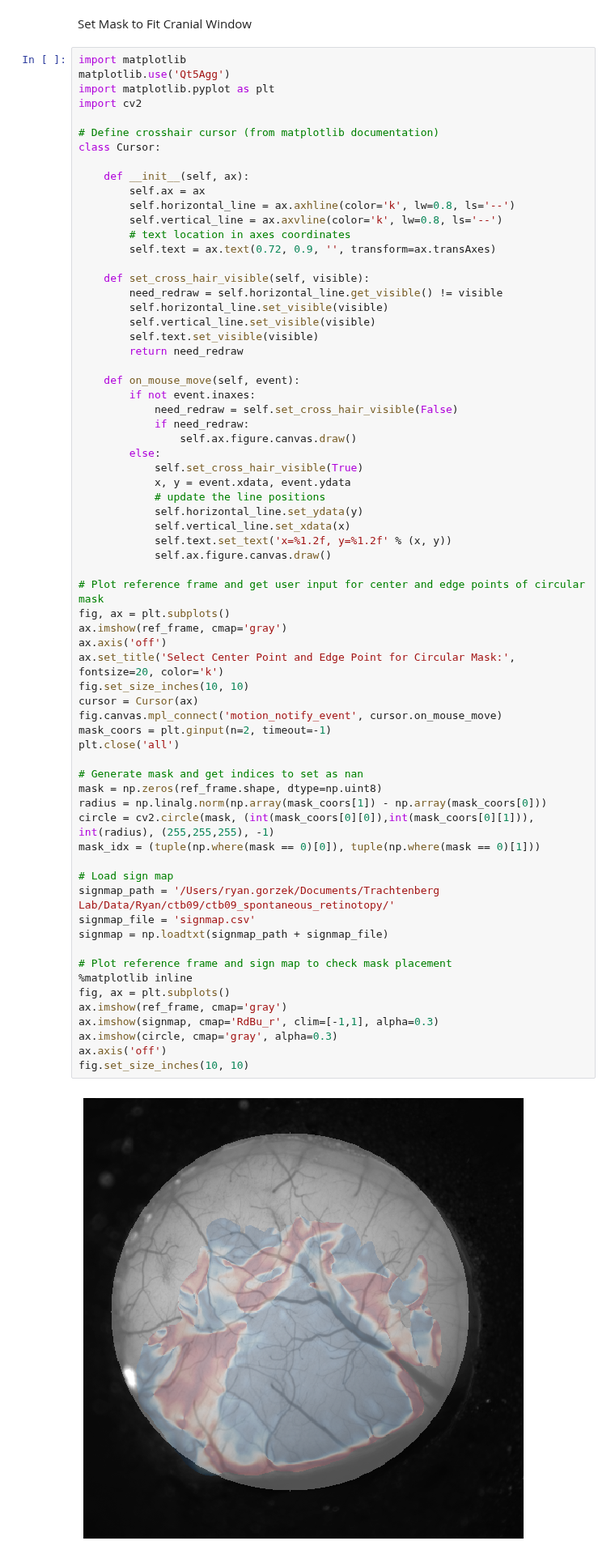
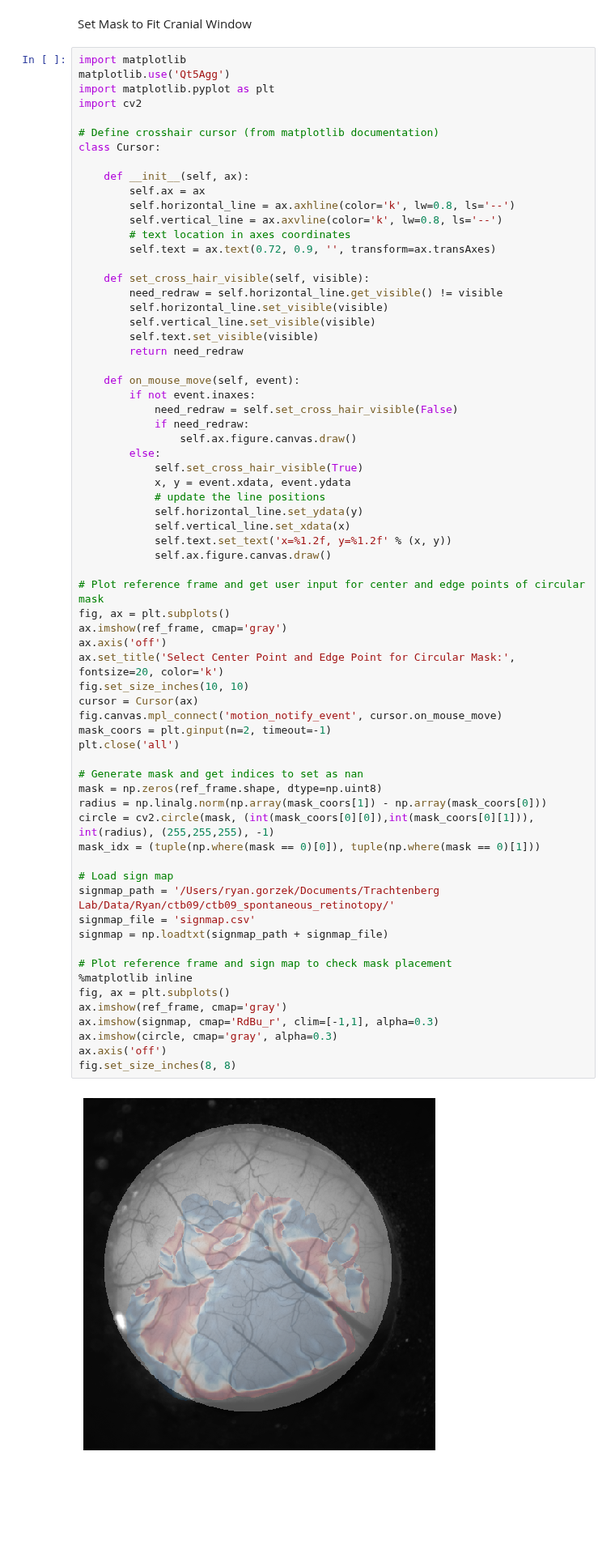
Before and after one commit to ryan-gorzek/trachtenberg-lab, a Jupyter notebook: seed-based-retinotopy/spontaneous_SCA_mapping.ipynb, the cells around one changed output. Shown at 81% size. Cells and saved outputs as stored; diff of their text form; blank space fills up the shorter version.

```diff
--- a/seed-based-retinotopy/spontaneous_SCA_mapping.ipynb
+++ b/seed-based-retinotopy/spontaneous_SCA_mapping.ipynb
@@ -57,35 +57,35 @@ class Cursor:
 # Plot reference frame and get user input for center and edge points of circular mask
 fig, ax = plt.subplots()
 ax.imshow(ref_frame, cmap='gray')
 ax.axis('off')
 ax.set_title('Select Center Point and Edge Point for Circular Mask:', fontsize=20, color='k')
 fig.set_size_inches(10, 10)
 cursor = Cursor(ax)
 fig.canvas.mpl_connect('motion_notify_event', cursor.on_mouse_move)
 mask_coors = plt.ginput(n=2, timeout=-1)
 plt.close('all')
 
 # Generate mask and get indices to set as nan
 mask = np.zeros(ref_frame.shape, dtype=np.uint8)
 radius = np.linalg.norm(np.array(mask_coors[1]) - np.array(mask_coors[0]))
 circle = cv2.circle(mask, (int(mask_coors[0][0]),int(mask_coors[0][1])), int(radius), (255,255,255), -1)
 mask_idx = (tuple(np.where(mask == 0)[0]), tuple(np.where(mask == 0)[1]))
 
 # Load sign map
 signmap_path = '/Users/ryan.gorzek/Documents/Trachtenberg Lab/Data/Ryan/ctb09/ctb09_spontaneous_retinotopy/'
 signmap_file = 'signmap.csv'
 signmap = np.loadtxt(signmap_path + signmap_file)
 
 # Plot reference frame and sign map to check mask placement
 %matplotlib inline
 fig, ax = plt.subplots()
 ax.imshow(ref_frame, cmap='gray')
 ax.imshow(signmap, cmap='RdBu_r', clim=[-1,1], alpha=0.3)
 ax.imshow(circle, cmap='gray', alpha=0.3)
 ax.axis('off')
-fig.set_size_inches(10, 10)
+fig.set_size_inches(8, 8)
 # %% [output]
-[figure, old version]
+[figure, new version]
 # %% [markdown]
 Mask Reference Frame & \$\Delta$F/F Matrix
 # %%
```
Also changed, not shown: parts of 4 cells of this notebook.
